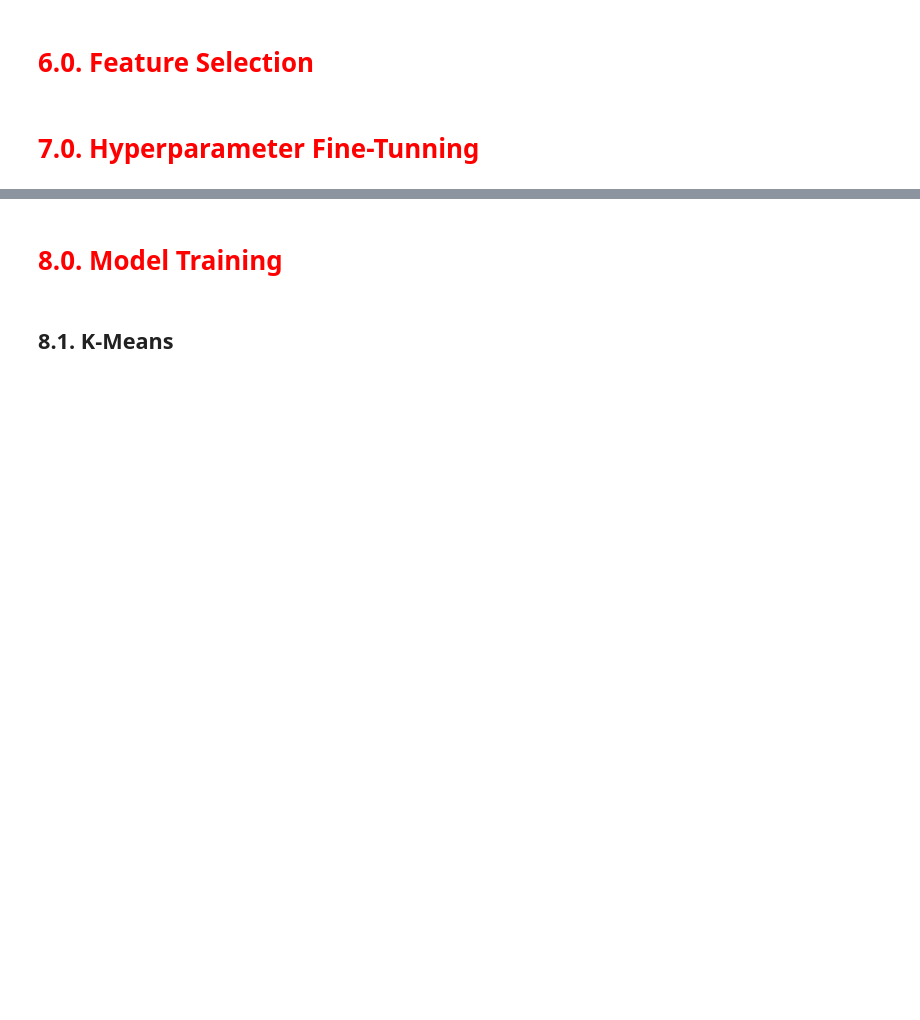
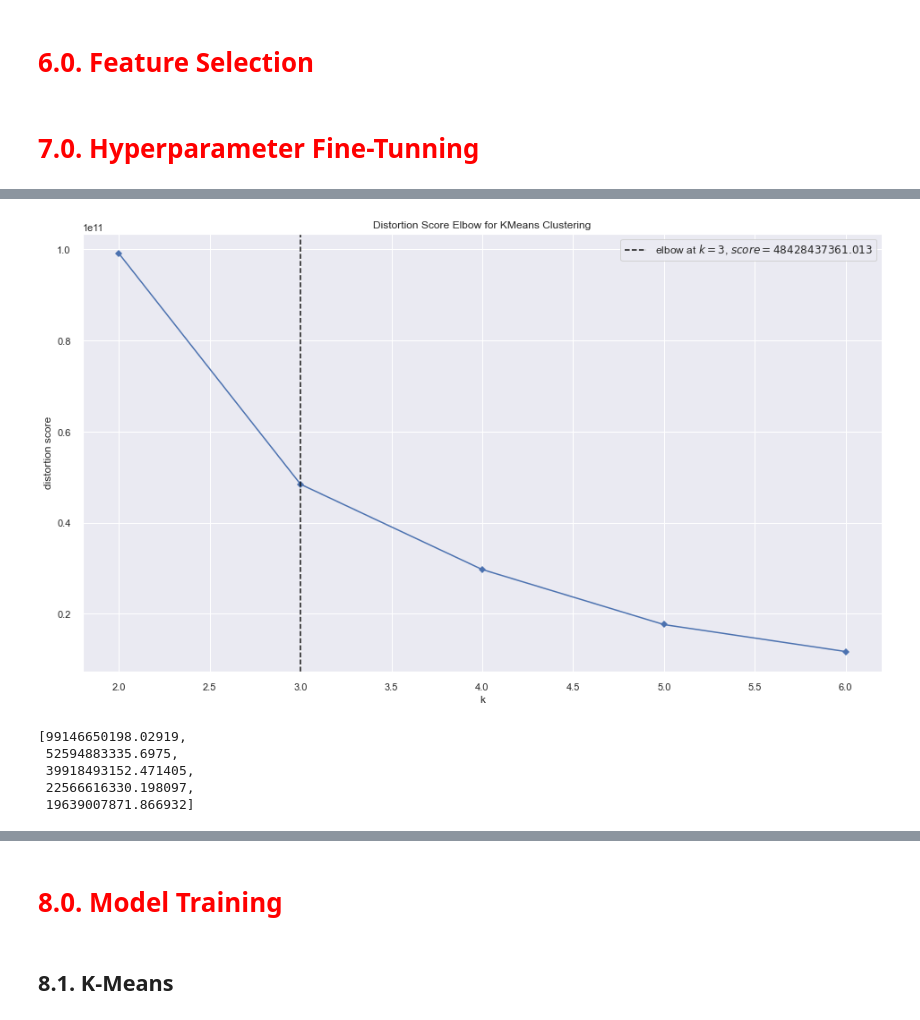
Before and after one commit to RaulBelarmino/insiders_clustering, a Jupyter notebook: notebooks/c0.1-mdfl-metrics-Copy1.ipynb, the cells around one changed output, grey strips where cells are left out. Drawn from its saved outputs; the diff is of its cells as text; code cells hidden in the pictures; blank space fills up the shorter version.

```diff
--- a/notebooks/c0.1-mdfl-metrics-Copy1.ipynb
+++ b/notebooks/c0.1-mdfl-metrics-Copy1.ipynb
@@ -297,0 +369,14 @@ df_ref.head()
+# %%
+kmeans = KElbowVisualizer(c.KMeans(), k=clusters, timings=False )
+kmeans.fit(X)
+kmeans.show();
+# %% [output]
+[figure, added]
+# %%
+wss
+# %% [output]
+[99146650198.02919,
+ 52594883335.6975,
+ 39918493152.471405,
+ 22566616330.198097,
+ 19639007871.866932]
```
Also changed, not shown: parts of 19 cells of this notebook.
